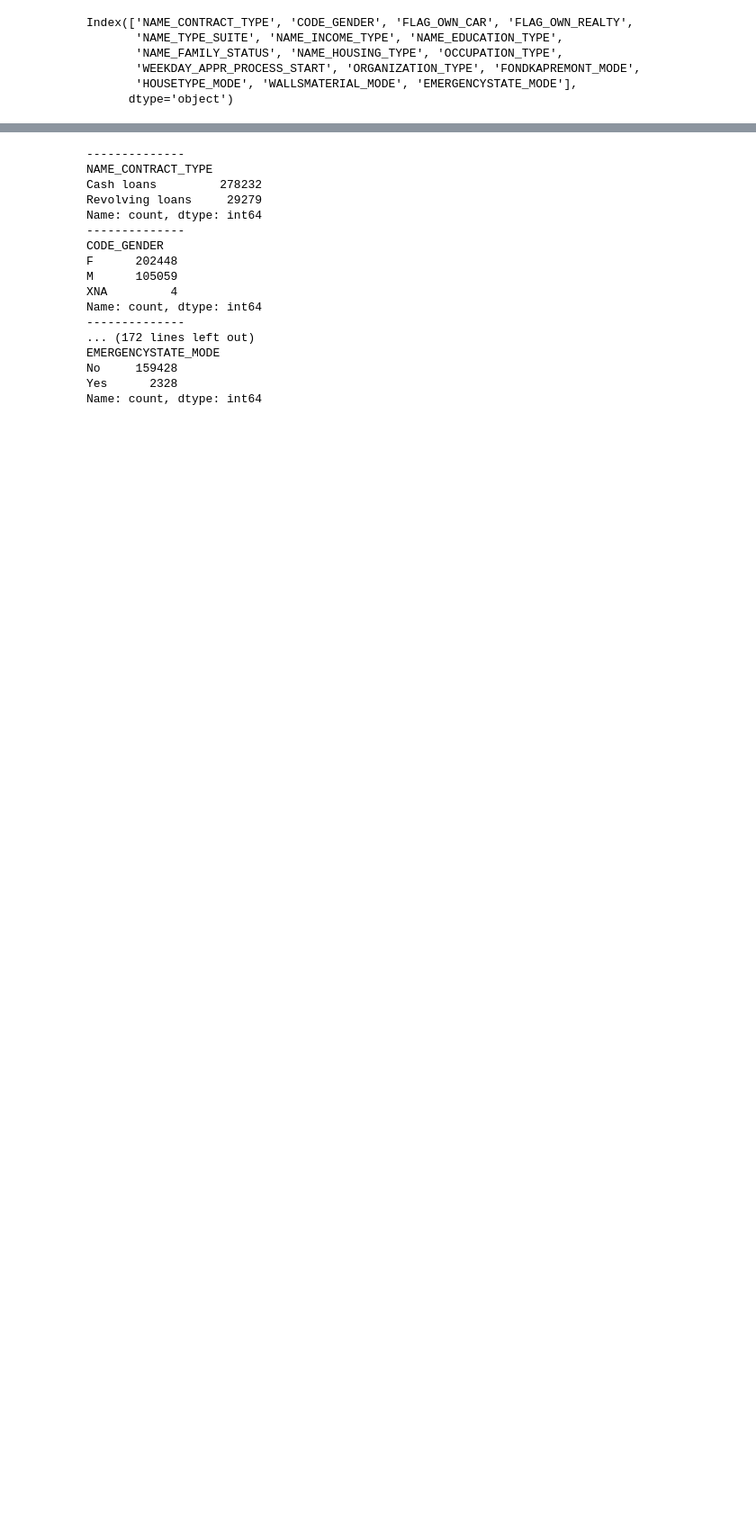
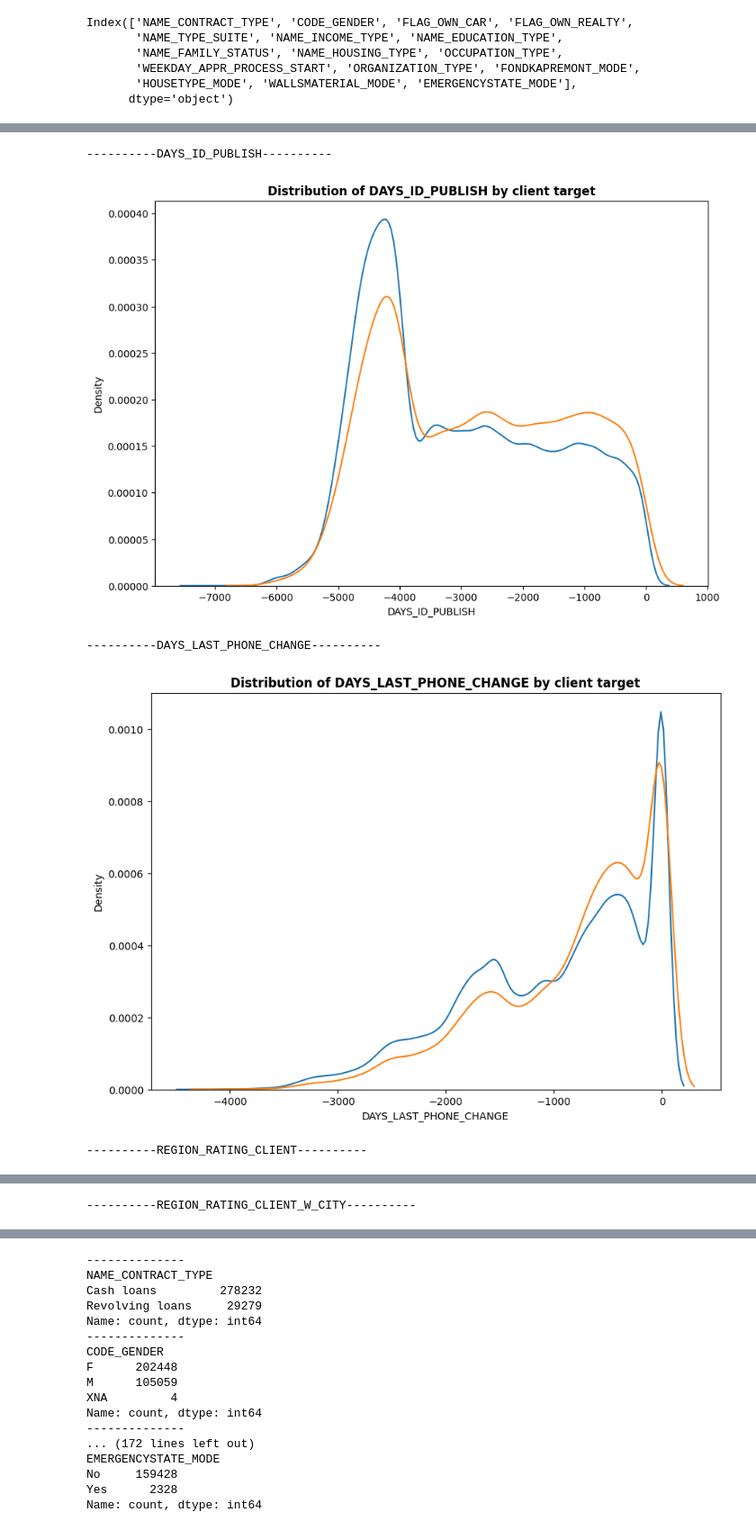
Before and after one commit to baoqdng/risk_analysis, a Jupyter notebook: EDA.ipynb, the cells around one changed output, grey strips where cells are left out. Shown at 90% size. Cells and saved outputs as stored; diff of their text form; code cells hidden in the pictures; blank space fills up the shorter version.

```diff
--- a/EDA.ipynb
+++ b/EDA.ipynb
@@ -132,0 +243,10 @@ pre_obj_dtype.head(10)
+# %%
+for i in range(len(sorted_corr["index"])-6, len(sorted_corr["index"])-1):
+    print("----------{}----------".format(sorted_corr["index"][i]))
+    kde_plot(sorted_corr["index"][i], app_data)
+# %% [output]
+----------DAYS_ID_PUBLISH----------
+[figure, added]
+----------DAYS_LAST_PHONE_CHANGE----------
+[figure, added]
+----------REGION_RATING_CLIENT----------
@@ -132,0 +254 @@ pre_obj_dtype.head(10)
+----------REGION_RATING_CLIENT_W_CITY----------
```
Also changed, not shown: parts of 93 cells of this notebook.
